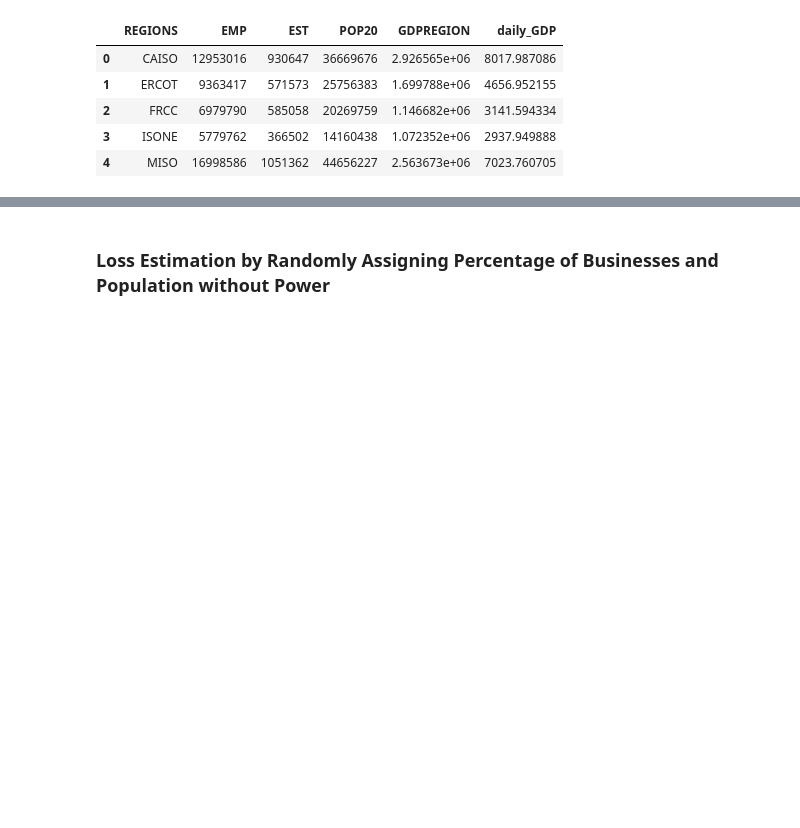
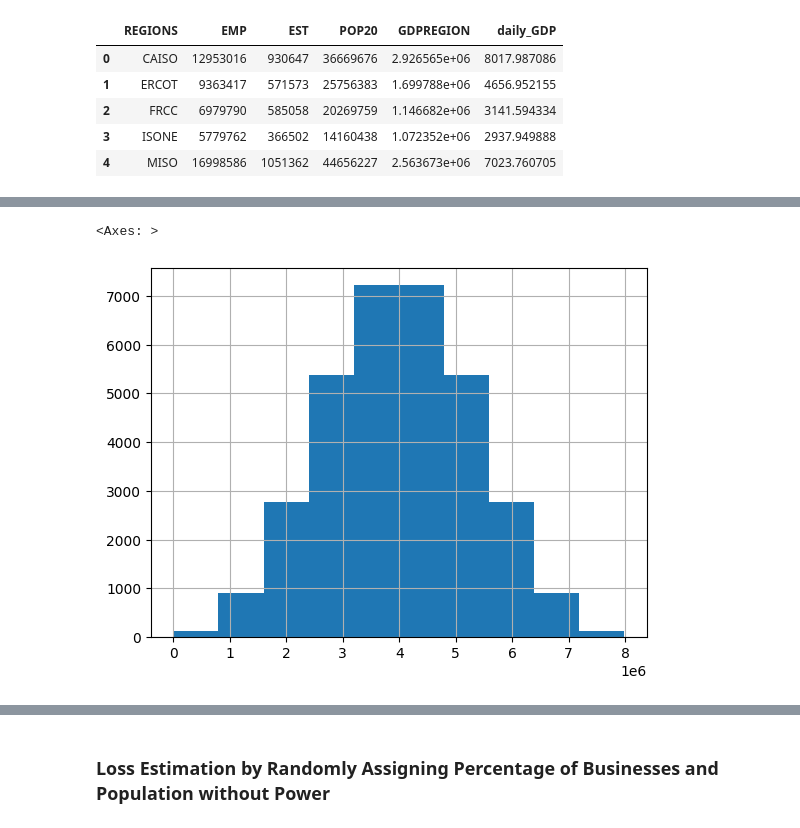
Before and after one commit to denniesbor/spwio, a Jupyter notebook: notebooks/scenario_modeling.ipynb, the cells around one changed output, grey strips where cells are left out. Drawn from its saved outputs; the diff is of its cells as text; code cells hidden in the pictures; blank space fills up the shorter version.

```diff
--- a/notebooks/scenario_modeling.ipynb
+++ b/notebooks/scenario_modeling.ipynb
@@ -70,0 +156,6 @@ df_business.head(5)
+# %%
+# count of establishments without power
+df_EST["EST_Total_WO_POW"].hist()
+# %% [output]
+<Axes: >
+[figure, added]
```
Also changed, not shown: parts of 10 cells of this notebook.
